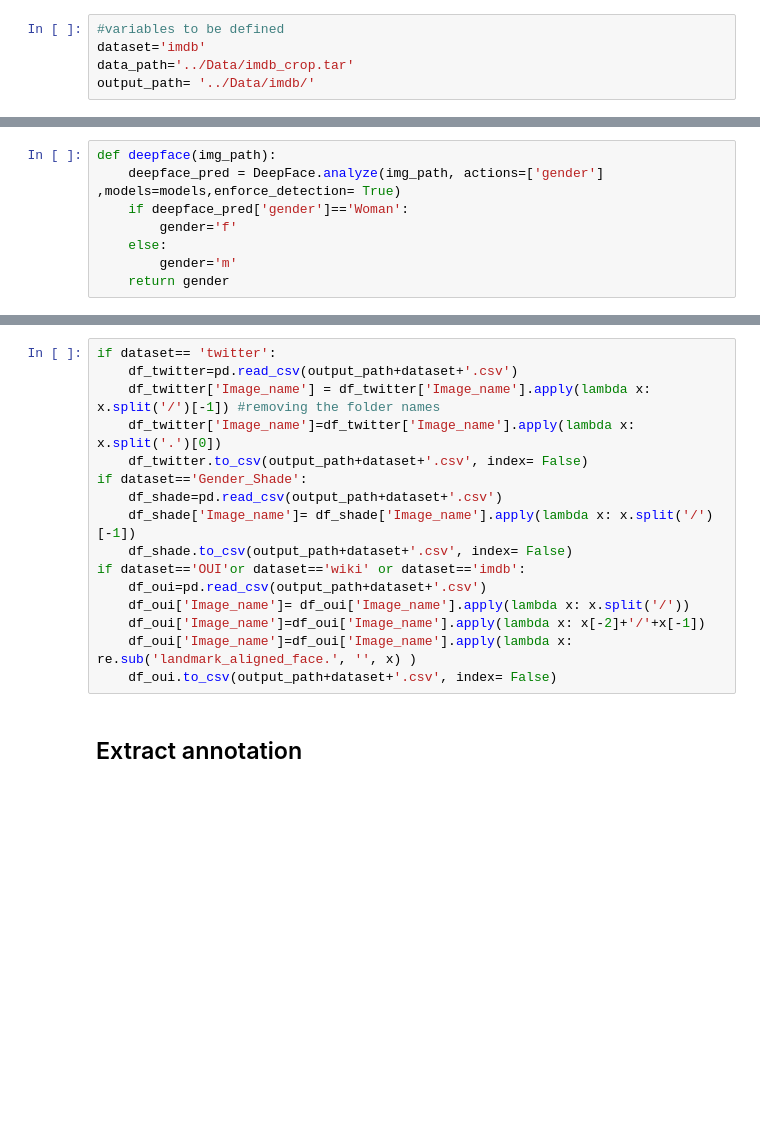
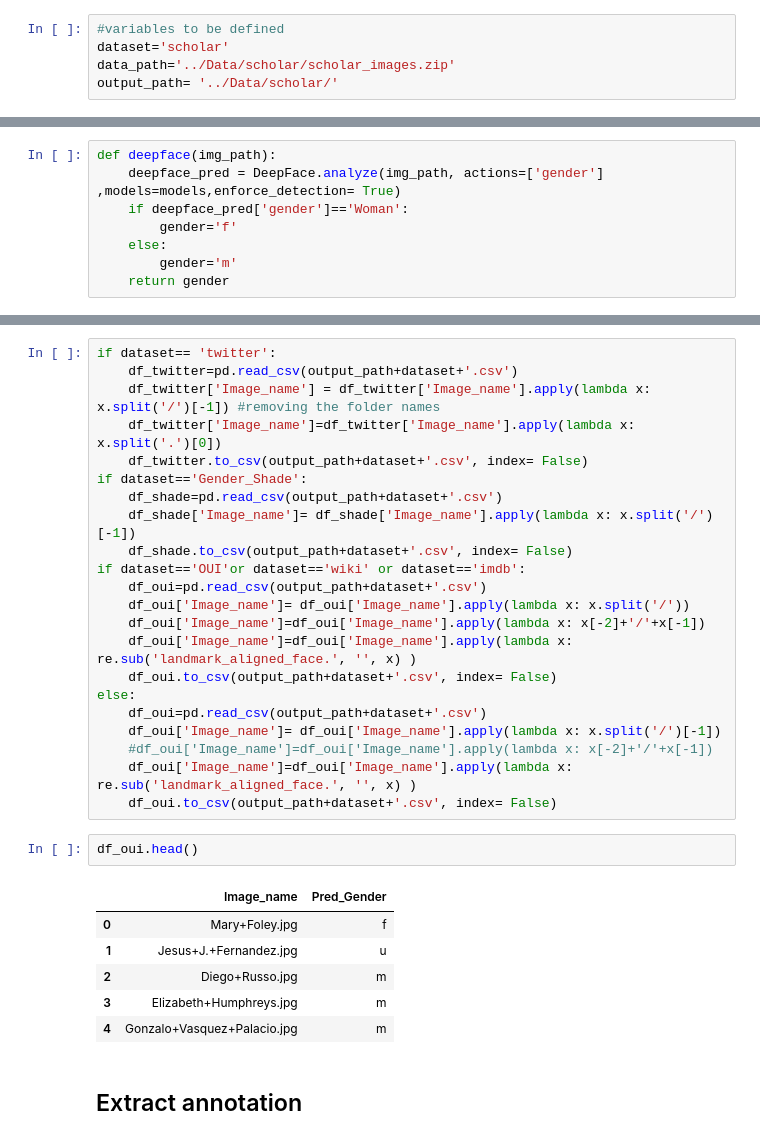
Before and after one commit to gesiscss/Improved-Gender-Identifier, a Jupyter notebook: DeepFace/DeepFace.ipynb, the cells around one changed output, grey strips where cells are left out. Cells and saved outputs as stored; diff of their text form; blank space fills up the shorter version.

```diff
--- a/DeepFace/DeepFace.ipynb
+++ b/DeepFace/DeepFace.ipynb
@@ -15,9 +17,9 @@ import re
 ## Data extraction
 # %%
 #variables to be defined
-dataset='imdb'
-data_path='../Data/imdb_crop.tar'
-output_path= '../Data/imdb/'
+dataset='scholar'
+data_path='../Data/scholar/scholar_images.zip'
+output_path= '../Data/scholar/'
 # %%
 #### Data extraction:
 def extract_data(dataset, data_path, output_path):
@@ -92,6 +136,21 @@ if dataset=='OUI'or dataset=='wiki' or dataset=='imdb':
     df_oui['Image_name']=df_oui['Image_name'].apply(lambda x: x[-2]+'/'+x[-1])
     df_oui['Image_name']=df_oui['Image_name'].apply(lambda x: re.sub('landmark_aligned_face.', '', x) )
     df_oui.to_csv(output_path+dataset+'.csv', index= False)
+else:
+    df_oui=pd.read_csv(output_path+dataset+'.csv')
+    df_oui['Image_name']= df_oui['Image_name'].apply(lambda x: x.split('/')[-1])
+    #df_oui['Image_name']=df_oui['Image_name'].apply(lambda x: x[-2]+'/'+x[-1])
+    df_oui['Image_name']=df_oui['Image_name'].apply(lambda x: re.sub('landmark_aligned_face.', '', x) )
+    df_oui.to_csv(output_path+dataset+'.csv', index= False)
+# %%
+df_oui.head()
+# %% [output]
+|  | Image_name | Pred_Gender |
+| 0 | Mary+Foley.jpg | f |
+| 1 | Jesus+J.+Fernandez.jpg | u |
+| 2 | Diego+Russo.jpg | m |
+| 3 | Elizabeth+Humphreys.jpg | m |
+| 4 | Gonzalo+Vasquez+Palacio.jpg | m |
 # %% [markdown]
 ## Extract  annotation
 # %%
```
Also changed, not shown: parts of 10 cells of this notebook, 2 other files.
